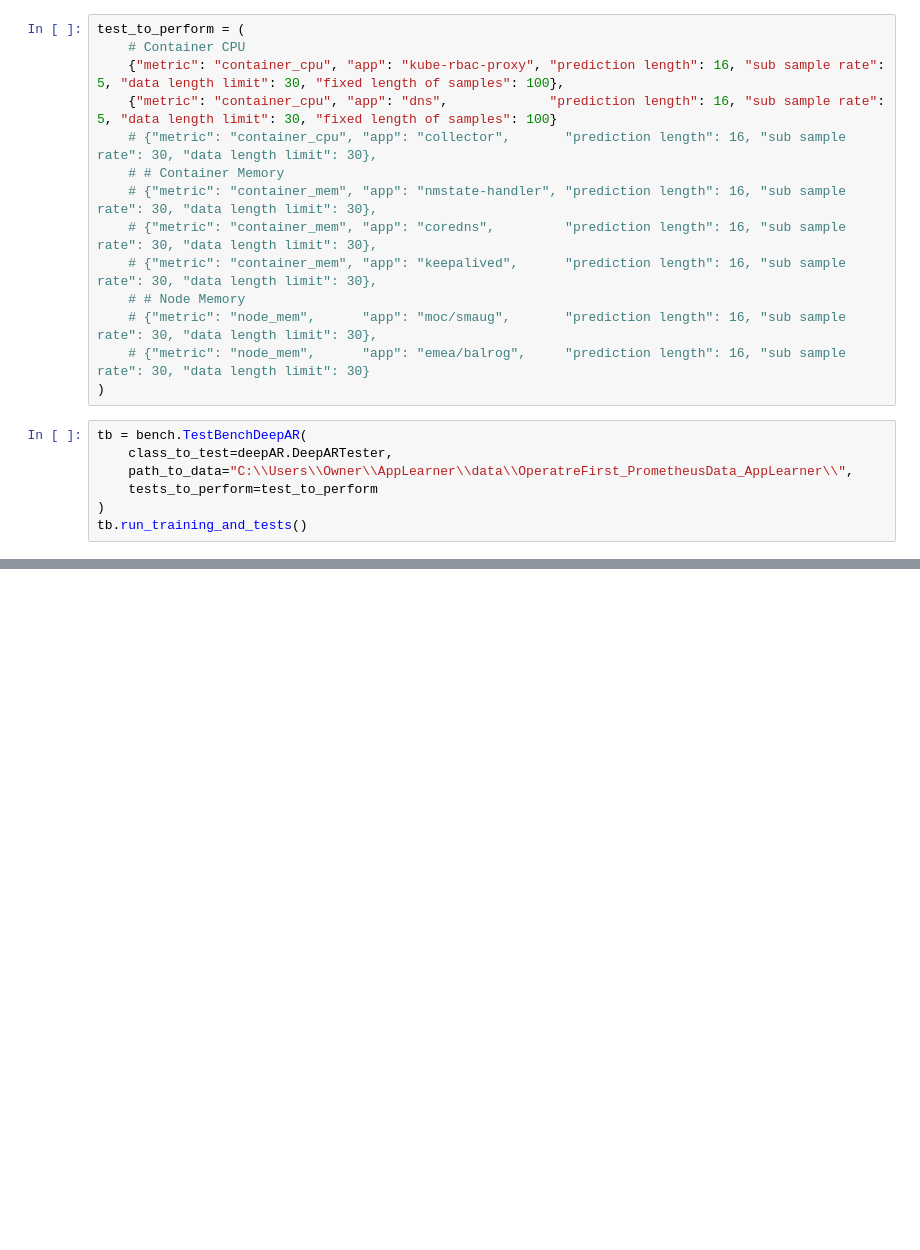
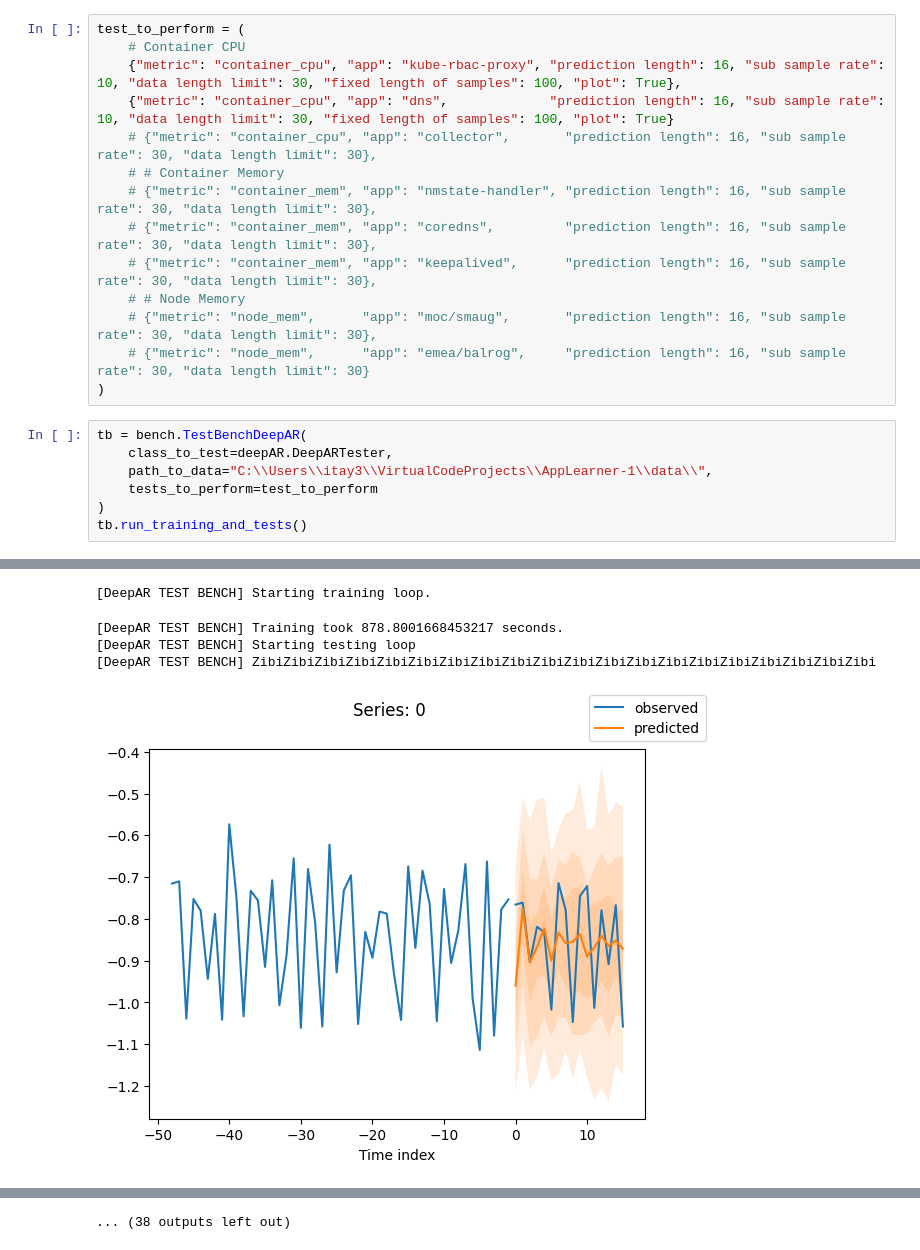
Before and after one commit to AdiY10/AppLearner, a Jupyter notebook: Notebooks/4_DeepAR.ipynb, the cells around one changed output, grey strips where cells are left out. Cells and saved outputs as stored; diff of their text form; blank space fills up the shorter version.

Commit message:
testSet

```diff
--- a/Notebooks/4_DeepAR.ipynb
+++ b/Notebooks/4_DeepAR.ipynb
@@ -7,8 +7,8 @@ import framework__test_bench_deepar as bench
 # %%
 test_to_perform = (
     # Container CPU
-    {"metric": "container_cpu", "app": "kube-rbac-proxy", "prediction length": 16, "sub sample rate": 5, "data length limit": 30, "fixed length of samples": 100},
-    {"metric": "container_cpu", "app": "dns",             "prediction length": 16, "sub sample rate": 5, "data length limit": 30, "fixed length of samples": 100}
+    {"metric": "container_cpu", "app": "kube-rbac-proxy", "prediction length": 16, "sub sample rate": 10, "data length limit": 30, "fixed length of samples": 100, "plot": True},
+    {"metric": "container_cpu", "app": "dns",             "prediction length": 16, "sub sample rate": 10, "data length limit": 30, "fixed length of samples": 100, "plot": True}
     # {"metric": "container_cpu", "app": "collector",       "prediction length": 16, "sub sample rate": 30, "data length limit": 30},
     # # Container Memory
     # {"metric": "container_mem", "app": "nmstate-handler", "prediction length": 16, "sub sample rate": 30, "data length limit": 30},
@@ -21,7 +21,8 @@ test_to_perform = (
 # %%
 tb = bench.TestBenchDeepAR(
     class_to_test=deepAR.DeepARTester,
-    path_to_data="C:\\Users\\Owner\\AppLearner\\data\\OperatreFirst_PrometheusData_AppLearner\\",
+    path_to_data="C:\\Users\\itay3\\VirtualCodeProjects\\AppLearner-1\\data\\",
     tests_to_perform=test_to_perform
 )
 tb.run_training_and_tests()
+# %% [output]
@@ -27,0 +50,5 @@ tb.run_training_and_tests()
+[DeepAR TEST BENCH] Starting training loop.
+[DeepAR TEST BENCH] Training took 878.8001668453217 seconds.
+[DeepAR TEST BENCH] Starting testing loop
+[DeepAR TEST BENCH] ZibiZibiZibiZibiZibiZibiZibiZibiZibiZibiZibiZibiZibiZibiZibiZibiZibiZibiZibiZibi
+[figure, added]
@@ -27,0 +62 @@ tb.run_training_and_tests()
+... (38 outputs left out)
```
Also changed, not shown: parts of 2 cells of this notebook, 2 other files.
